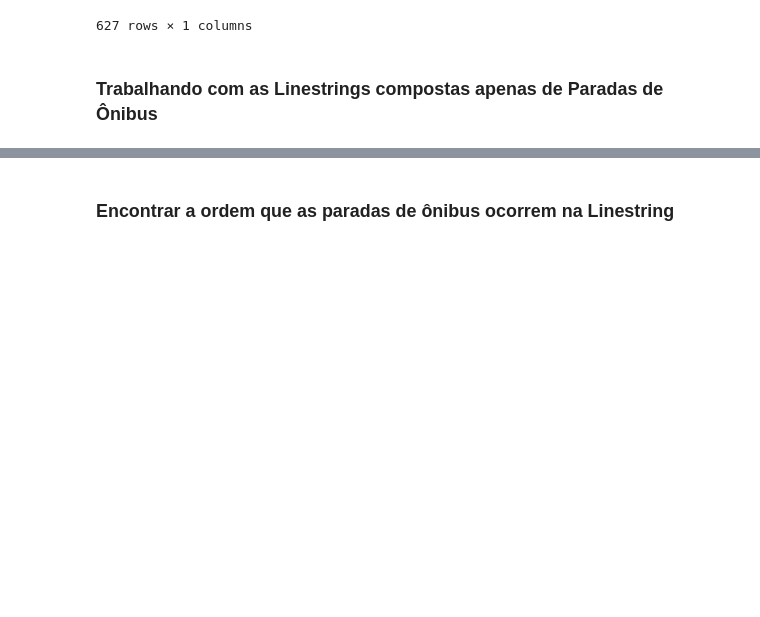
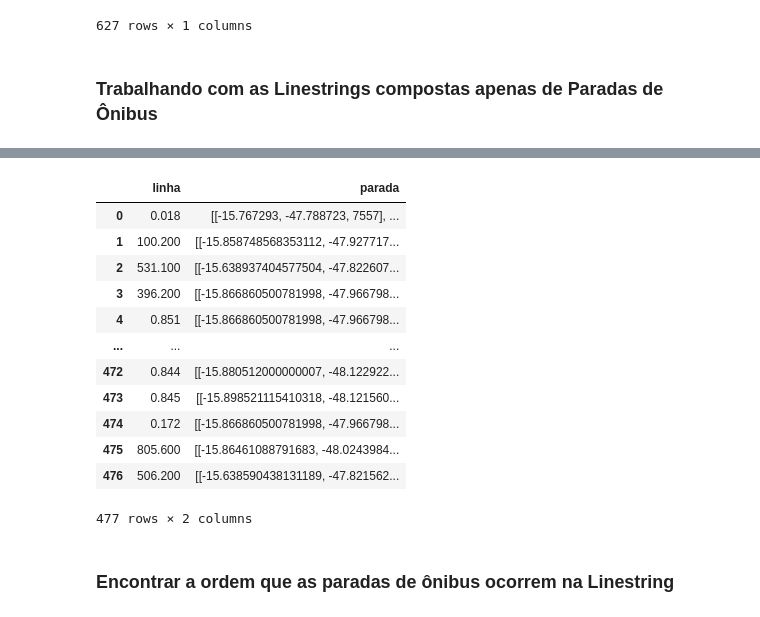
Before and after one commit to ResidenciaTICBrisa/02_RotaOnibus, a Jupyter notebook: docs/Notebooks/LinhaOnibus-Grafo.ipynb, the cells around one changed output, grey strips where cells are left out. Saved outputs shown, nothing was run; the diff lists cells and outputs as text; code cells hidden in the pictures; blank space fills up the shorter version.

```diff
--- a/docs/Notebooks/LinhaOnibus-Grafo.ipynb
+++ b/docs/Notebooks/LinhaOnibus-Grafo.ipynb
@@ -315,3 +315,22 @@ linhasTratadas
+# %%
+# lendo arquivo das linhas de ônibus após tratamento
+linhasTratadasVolta = pd.read_csv("../databases/luiz_dataset/paradas_linestrings_volta.csv", converters={'parada': pd.eval})
+linhasTratadasVolta = linhasTratadasVolta.drop('Unnamed: 0', axis=1)
+linhasTratadasVolta
+# %% [output]
+|  | linha | parada |
+| 0 | 0.018 | [[-15.767293, -47.788723, 7557], ... |
+| 1 | 100.200 | [[-15.858748568353112, -47.927717... |
+| 2 | 531.100 | [[-15.638937404577504, -47.822607... |
+| 3 | 396.200 | [[-15.866860500781998, -47.966798... |
+| 4 | 0.851 | [[-15.866860500781998, -47.966798... |
+| ... | ... | ... |
+| 472 | 0.844 | [[-15.880512000000007, -48.122922... |
+| 473 | 0.845 | [[-15.898521115410318, -48.121560... |
+| 474 | 0.172 | [[-15.866860500781998, -47.966798... |
+| 475 | 805.600 | [[-15.86461088791683, -48.0243984... |
+| 476 | 506.200 | [[-15.638590438131189, -47.821562... |
+477 rows × 2 columns
 # %% [markdown]
 ### Encontrar a ordem que as paradas de ônibus ocorrem na Linestring
 # %%
```
Also changed, not shown: parts of 6 cells of this notebook.
